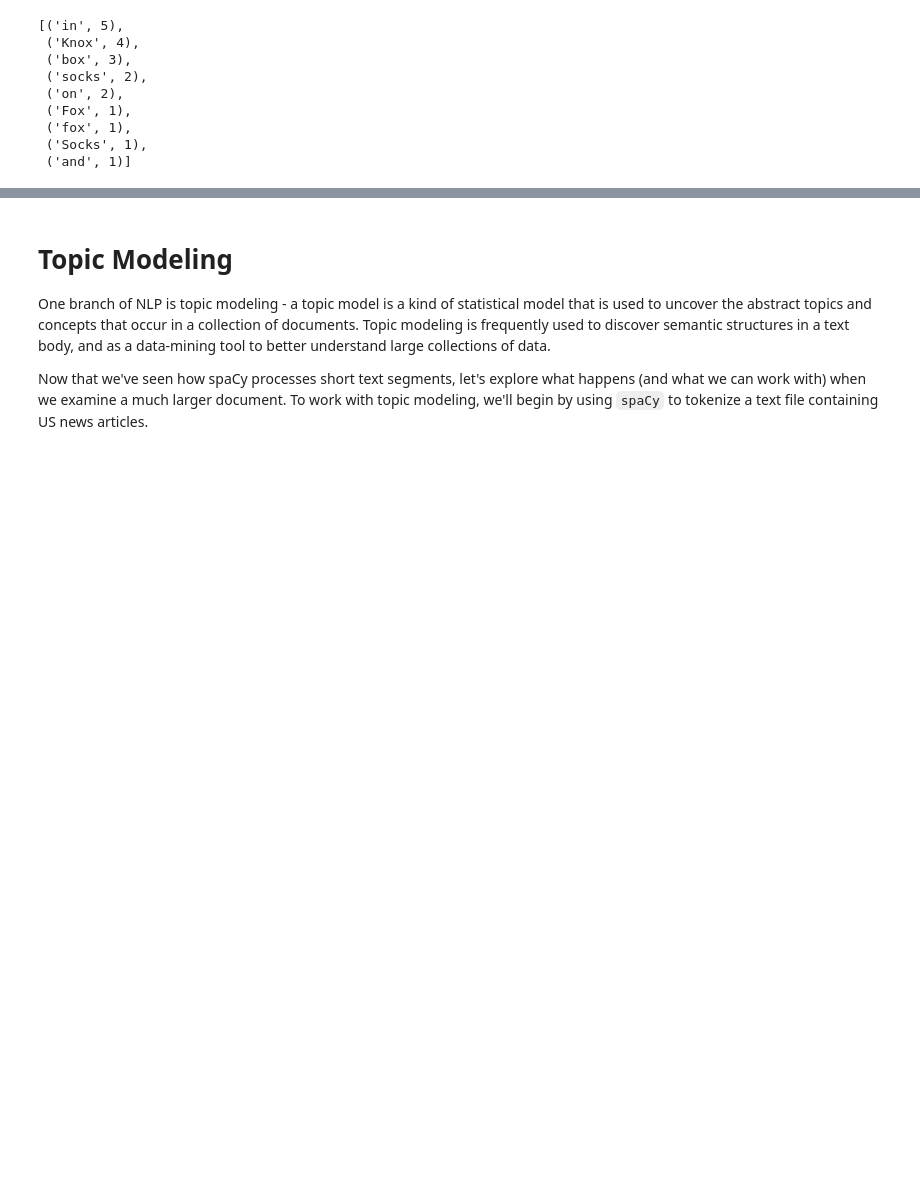
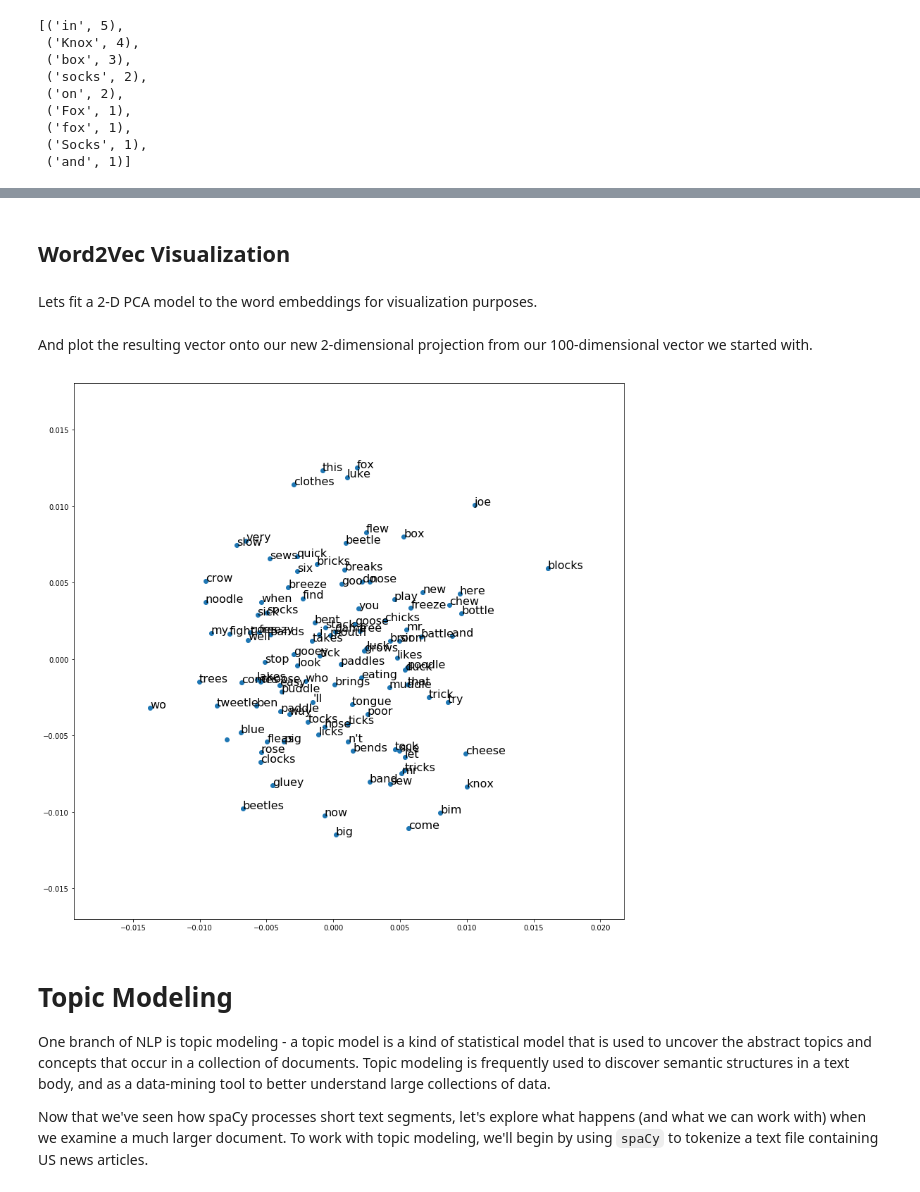
Before and after one commit to epmarie/NLPspaCy, a Jupyter notebook: playgroundSpacy.ipynb, the cells around one changed output, grey strips where cells are left out. Drawn from its saved outputs; the diff is of its cells as text; code cells hidden in the pictures; blank space fills up the shorter version.

Commit message:
added n-grams, similarity, word2vec

```diff
--- a/playgroundSpacy.ipynb
+++ b/playgroundSpacy.ipynb
@@ -271,0 +313,4 @@ array([  4.21786070e-01,   1.52834129e+00,  -6.49869680e-01,
+# %%
+doc = nlp('fake news word fakenews fakeword')
+for token in doc:
+    print(token.text, token.has_vector, token.is_oov)
@@ -271,0 +331,9 @@ array([  4.21786070e-01,   1.52834129e+00,  -6.49869680e-01,
+# %%
+sentences=[]
+doc = nlp(book)
+for sentence in doc.sents:
+    sentences.append([token.text.lower() for token in sentence
+                 if token.is_punct == False and token.is_stop == False and token.text not in ["\n","'s"]])
+# %%
+from gensim.models import Word2Vec
+model = Word2Vec(sentences, size=100, window=5, min_count=2, workers=1)
@@ -271,0 +398,4 @@ array([  4.21786070e-01,   1.52834129e+00,  -6.49869680e-01,
+# %% [markdown]
+## Word2Vec Visualization
+# %% [markdown]
+Lets fit a 2-D PCA model to the word embeddings for visualization purposes.
@@ -272,3 +405,16 @@ array([  4.21786070e-01,   1.52834129e+00,  -6.49869680e-01,
+# %%
+X = model.wv[model.wv.vocab]
+pca = PCA(n_components=2)
+new_vectors = pca.fit_transform(X)
+# %% [markdown]
+And plot the resulting vector onto our new 2-dimensional projection from our 100-dimensional vector we started with.
+# %%
+fig = plt.figure(figsize=(14, 14))
+plt.scatter(new_vectors[:,0], new_vectors[:, 1])
+for i, word in enumerate(model.wv.vocab):
+    plt.annotate(word, xy=(new_vectors[i,0], new_vectors[i,1]), size=16)
+# %% [output]
+[figure, added]
 # %% [markdown]
 # Topic Modeling
 
```
Also changed, not shown: parts of 65 cells of this notebook.
